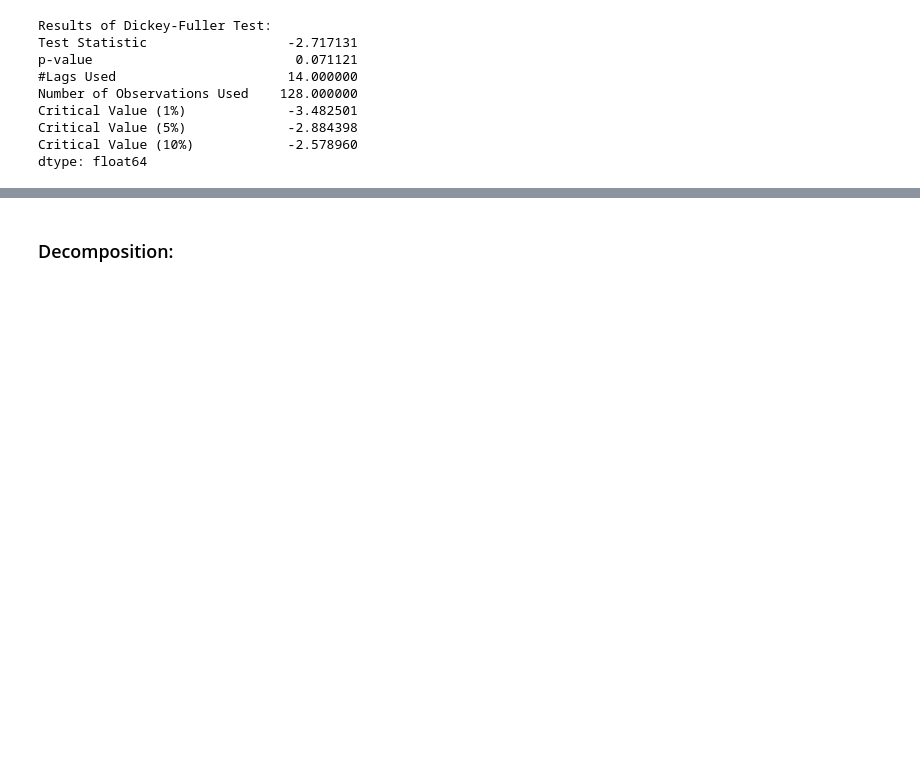
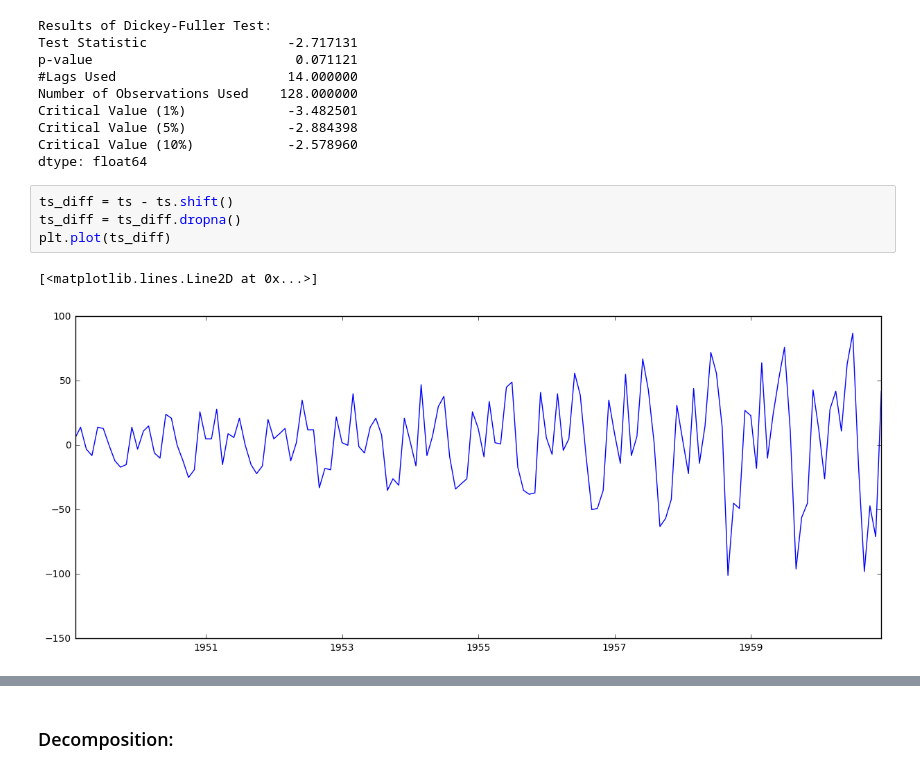
Before and after one commit to pedromorfeu/TFM, a Jupyter notebook: Time_Series_AirPassenger.ipynb, the cells around one changed output, grey strips where cells are left out. Saved outputs shown, nothing was run; the diff lists cells and outputs as text; blank space fills up the shorter version.

```diff
--- a/Time_Series_AirPassenger.ipynb
+++ b/Time_Series_AirPassenger.ipynb
@@ -291,3 +291,10 @@ Critical Value (1%)             -3.482501
 Critical Value (5%)             -2.884398
 Critical Value (10%)            -2.578960
 dtype: float64
+# %%
+ts_diff = ts - ts.shift()
+ts_diff = ts_diff.dropna()
+plt.plot(ts_diff)
+# %% [output]
+[<matplotlib.lines.Line2D at 0x...>]
+[figure, added]
```
Also changed, not shown: parts of 5 cells of this notebook, 9 other files.
